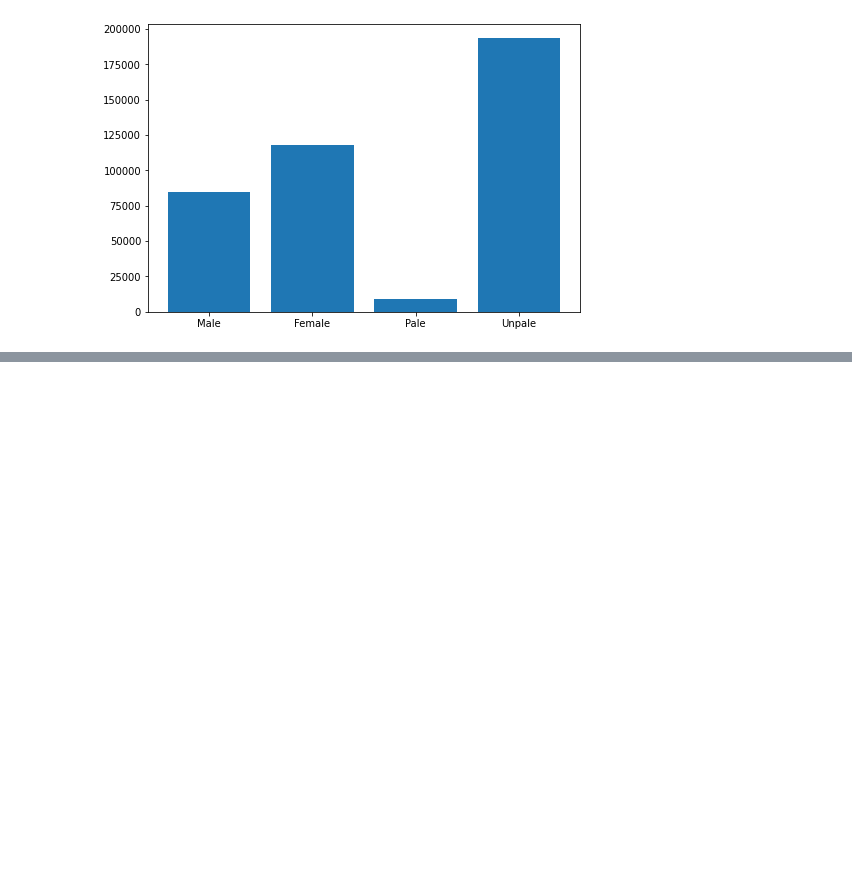
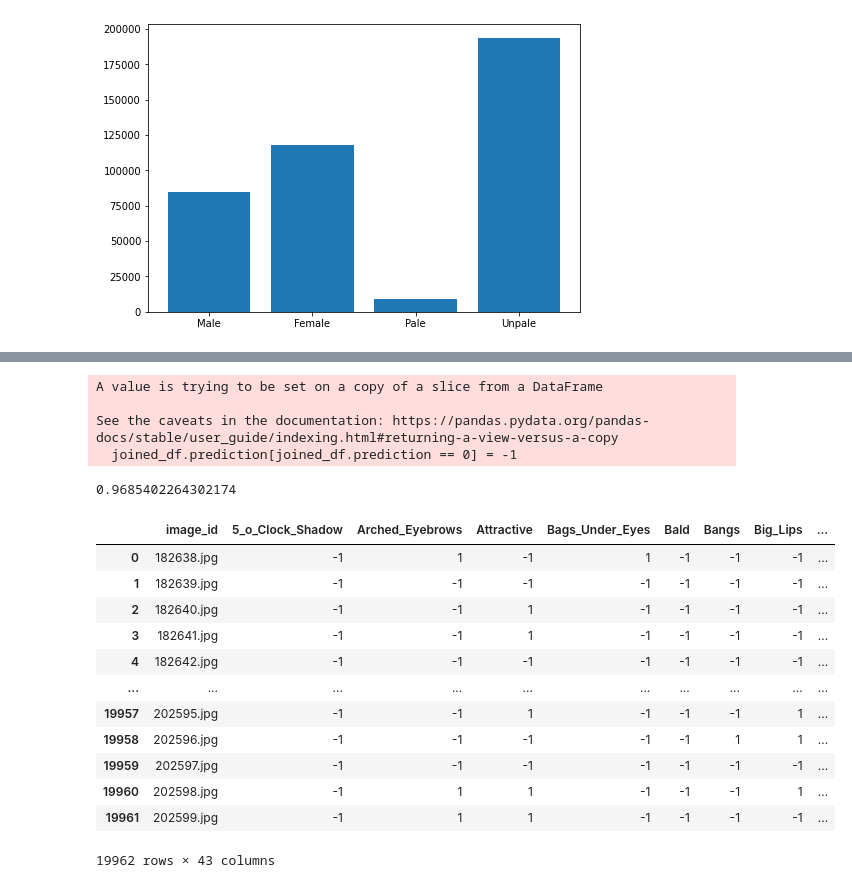
Before and after one commit to AnudeepDasAD/CAM, a Jupyter notebook: celeba_dataset_analysis.ipynb, the cells around one changed output, grey strips where cells are left out. Saved outputs shown, nothing was run; the diff lists cells and outputs as text; code cells hidden in the pictures; blank space fills up the shorter version.

```diff
--- a/celeba_dataset_analysis.ipynb
+++ b/celeba_dataset_analysis.ipynb
@@ -76,0 +95,2 @@ plt.show()
+# %%
+preds_with_filename_df = pd.DataFrame.from_dict(preds_with_filename_dict)
@@ -76,0 +113,31 @@ plt.show()
+# %%
+joined_df = pd.merge(full_df, preds_with_filename_df, on='image_id', how='inner')
+# %%
+joined_df.prediction[joined_df.prediction == 0] = -1
+# %% [output]
+A value is trying to be set on a copy of a slice from a DataFrame
+
+See the caveats in the documentation: https://pandas.pydata.org/pandas-docs/stable/user_guide/indexing.html#returning-a-view-versus-a-copy
+  joined_df.prediction[joined_df.prediction == 0] = -1
+# %%
+joined_df['diff'] = np.where(joined_df['Male'] == joined_df['prediction'], 1, 0)
+# %%
+joined_df.loc[joined_df.prediction == joined_df.Male, 'diff'].sum()/len(predictions_test_df)
+# %% [output]
+0.9685402264302174
+# %%
+joined_df
+# %% [output]
+|  | image_id | 5_o_Clock_Shadow | Arched_Eyebrows | Attractive | Bags_Under_Eyes | Bald | Bangs | Big_Lips | ... |
+| 0 | 182638.jpg | -1 | 1 | -1 | 1 | -1 | -1 | -1 | ... |
+| 1 | 182639.jpg | -1 | -1 | -1 | -1 | -1 | -1 | -1 | ... |
+| 2 | 182640.jpg | -1 | -1 | 1 | -1 | -1 | -1 | -1 | ... |
+| 3 | 182641.jpg | -1 | -1 | 1 | -1 | -1 | -1 | -1 | ... |
+| 4 | 182642.jpg | -1 | -1 | -1 | -1 | -1 | -1 | -1 | ... |
+| ... | ... | ... | ... | ... | ... | ... | ... | ... | ... |
+| 19957 | 202595.jpg | -1 | -1 | 1 | -1 | -1 | -1 | 1 | ... |
+| 19958 | 202596.jpg | -1 | -1 | -1 | -1 | -1 | 1 | 1 | ... |
+| 19959 | 202597.jpg | -1 | -1 | -1 | -1 | -1 | -1 | -1 | ... |
+| 19960 | 202598.jpg | -1 | 1 | 1 | -1 | -1 | -1 | 1 | ... |
+| 19961 | 202599.jpg | -1 | 1 | 1 | -1 | -1 | -1 | -1 | ... |
+19962 rows × 43 columns
```
Also changed, not shown: parts of 14 cells of this notebook, 3 other files.
